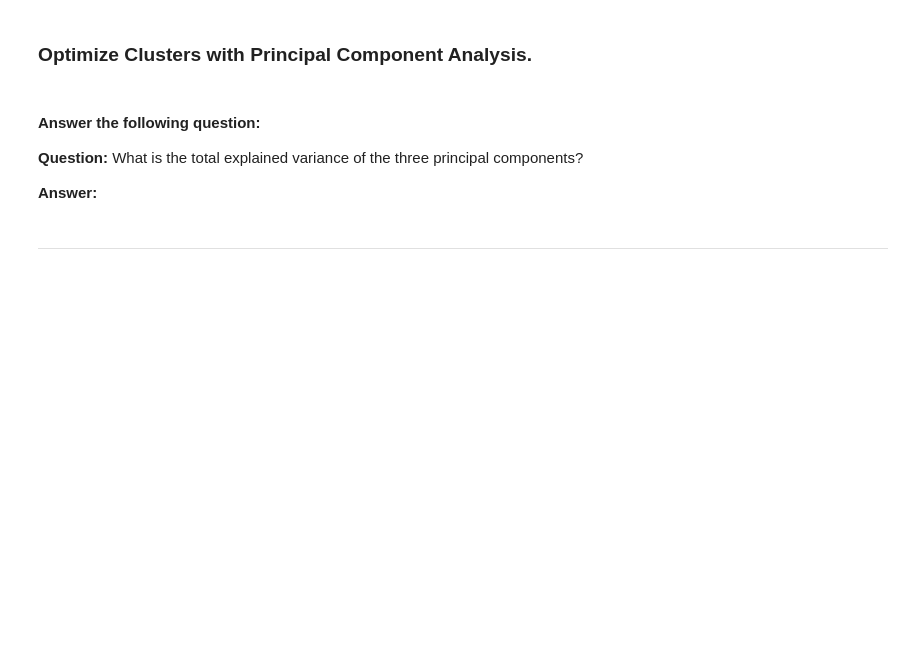
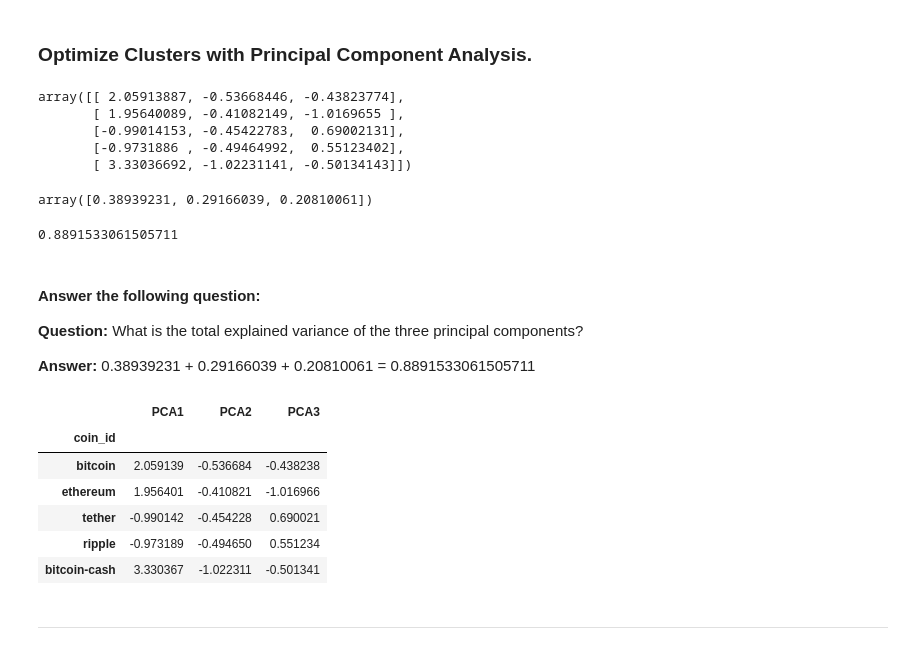
Before and after one commit to jkspiva/unsupervised-learning-challenge, a Jupyter notebook: Crypto_Clustering.ipynb, the cells around one changed output. Drawn from its saved outputs; the diff is of its cells as text; code cells hidden in the pictures; blank space fills up the shorter version.

```diff
--- a/Crypto_Clustering.ipynb
+++ b/Crypto_Clustering.ipynb
@@ -195,8 +195,10 @@ array([3, 3, 0, 0, 3, 3, 3, 3, 3, 0, 0, 0, 0, 3, 0, 3, 0, 0, 3, 0, 0, 3,
        0, 0, 0, 0, 0, 0, 3, 0, 0, 0, 1, 3, 0, 0, 2, 0, 0, 0, 0])
 # %%
 # Create a copy of the DataFrame
+predicted_clusters_df = crypto_scaled_df.copy()
 # %%
 # Add a new column to the DataFrame with the predicted clusters
-
+predicted_clusters_df['predicted_cluster'] = k4
 
 # Display sample data
+predicted_clusters_df.head()
@@ -212,32 +230,61 @@ array([3, 3, 0, 0, 3, 3, 3, 3, 3, 0, 0, 0, 0, 3, 0, 3, 0, 0, 3, 0, 0, 3,
 ### Optimize Clusters with Principal Component Analysis.
 # %%
 # Create a PCA model instance and set `n_components=3`.
+pca = PCA(n_components=3)
 # %%
 # Use the PCA model with `fit_transform` to reduce to
 # three principal components.
+clusters_pca = pca.fit_transform(predicted_clusters_df)
 
 # View the first five rows of the DataFrame.
+clusters_pca[:5]
+# %% [output]
+array([[ 2.05913887, -0.53668446, -0.43823774],
+       [ 1.95640089, -0.41082149, -1.0169655 ],
+       [-0.99014153, -0.45422783,  0.69002131],
+       [-0.9731886 , -0.49464992,  0.55123402],
+       [ 3.33036692, -1.02231141, -0.50134143]])
 # %%
 # Retrieve the explained variance to determine how much information
 # can be attributed to each principal component.
+pca.explained_variance_ratio_
+# %% [output]
+array([0.38939231, 0.29166039, 0.20810061])
+# %%
+# Calculating the total explained variance of the three principal
+# components to answer the question below
+sum(pca.explained_variance_ratio_)
+# %% [output]
+0.8891533061505711
 # %% [markdown]
 #### Answer the following question:
 
 **Question:** What is the total explained variance of the three principal components?
 
-**Answer:**
+**Answer:** 0.38939231 + 0.29166039 + 0.20810061 = 0.8891533061505711
 # %%
 # Create a new DataFrame with the PCA data.
+cluster_pca_df = pd.DataFrame(clusters_pca, columns=['PCA1', 'PCA2', 'PCA3'])
 
 # Creating a DataFrame with the PCA data
 
+
 # Copy the crypto names from the original data
-
+cluster_pca_df['coin_id'] = list(predicted_clusters_df.index)
 
 # Set the coinid column as index
-
+cluster_pca_df = cluster_pca_df.set_index('coin_id')
 
 # Display sample data
+cluster_pca_df.head()
+# %% [output]
+|  | PCA1 | PCA2 | PCA3 |
+| coin_id |  |  |  |
+| bitcoin | 2.059139 | -0.536684 | -0.438238 |
+| ethereum | 1.956401 | -0.410821 | -1.016966 |
+| tether | -0.990142 | -0.454228 | 0.690021 |
+| ripple | -0.973189 | -0.494650 | 0.551234 |
+| bitcoin-cash | 3.330367 | -1.022311 | -0.501341 |
 # %% [markdown]
 ---
 # %% [markdown]
```
Also changed, not shown: parts of 17 cells of this notebook.
